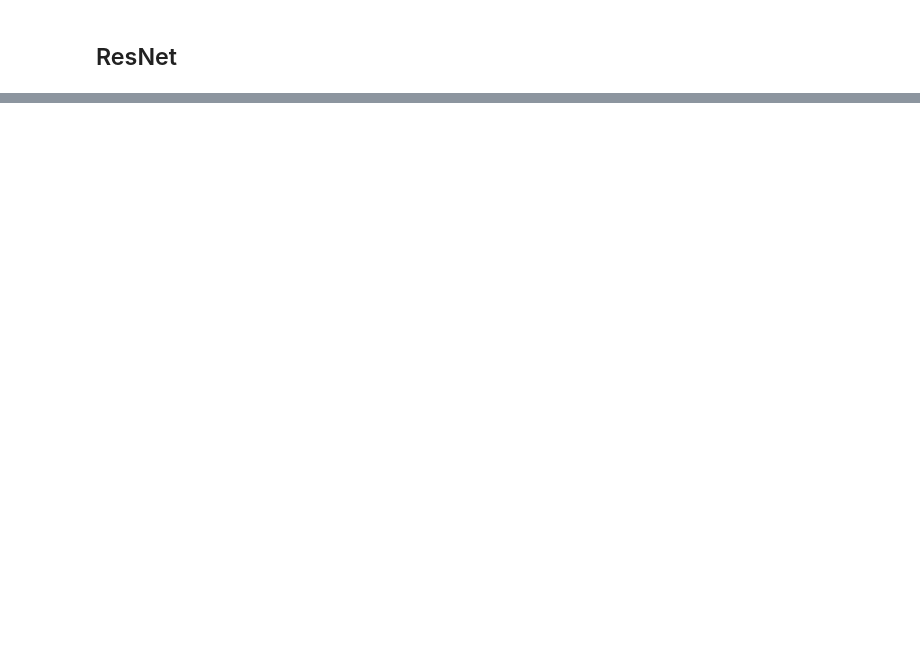
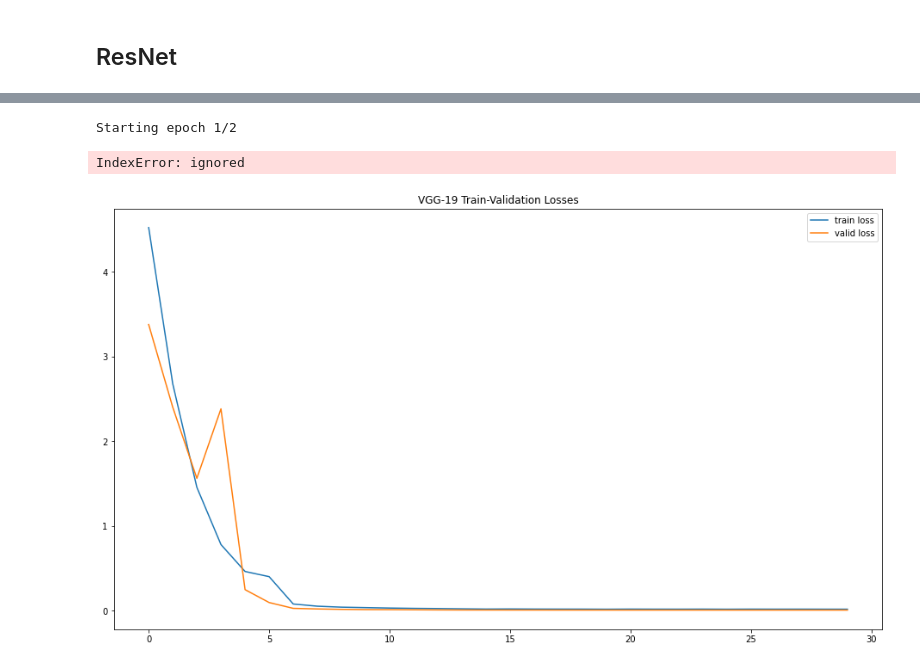
Before and after one commit to eferos93/sml_project, a Jupyter notebook: project.ipynb, the cells around one changed output, grey strips where cells are left out. Drawn from its saved outputs; the diff is of its cells as text; code cells hidden in the pictures; blank space fills up the shorter version.

```diff
--- a/project.ipynb
+++ b/project.ipynb
@@ -403,0 +536,5 @@ model_resNext = train(model_resNext, criterion,optimizer, exp_scheduler)
+# %%
+tl_model_resnet, histogram = train_tl(tl_model_resnet, optimizer, criterion)
+# %% [output]
+Starting epoch 1/2
+IndexError: ignored
@@ -403,0 +545,16 @@ model_resNext = train(model_resNext, criterion,optimizer, exp_scheduler)
+# %%
+train_loss_vgg19 = [4.5227, 2.6754, 1.4546, 0.7787, 0.4606, 0.3993, 0.0765, 0.0504,
+                    0.0391, 0.0338, 0.0286, 0.0249, 0.0226, 0.0196, 0.0169, 0.0181,
+                    0.0170, 0.0165, 0.0163, 0.0153, 0.0166, 0.0160, 0.0158, 0.0164,
+                    0.0153, 0.0163, 0.0159, 0.0161, 0.0157, 0.0154]
+valid_loss_vgg19 = [3.3770, 2.3996, 1.5606, 2.3814, 0.2460, 0.0938, 0.025, 0.0181,
+                    0.0131, 0.0101, 0.0094, 0.0078, 0.0064, 0.0055, 0.0053, 0.0051,
+                    0.005, 0.0048, 0.0047, 0.0047, 0.0046, 0.0046, 0.0046, 0.0046,
+                    0.0045, 0.0045, 0.0045, 0.0045, 0.0045, 0.0045]
+plt.figure(figsize=(16, 9))
+_ = plt.plot(range(0,30), train_loss_vgg19, label="train loss")
+_ = plt.plot(range(0,30), valid_loss_vgg19, label="valid loss")
+_ = plt.title("VGG-19 Train-Validation Losses")
+_ = plt.legend()
+# %% [output]
+[figure, added]
```
Also changed, not shown: parts of 20 cells of this notebook.
